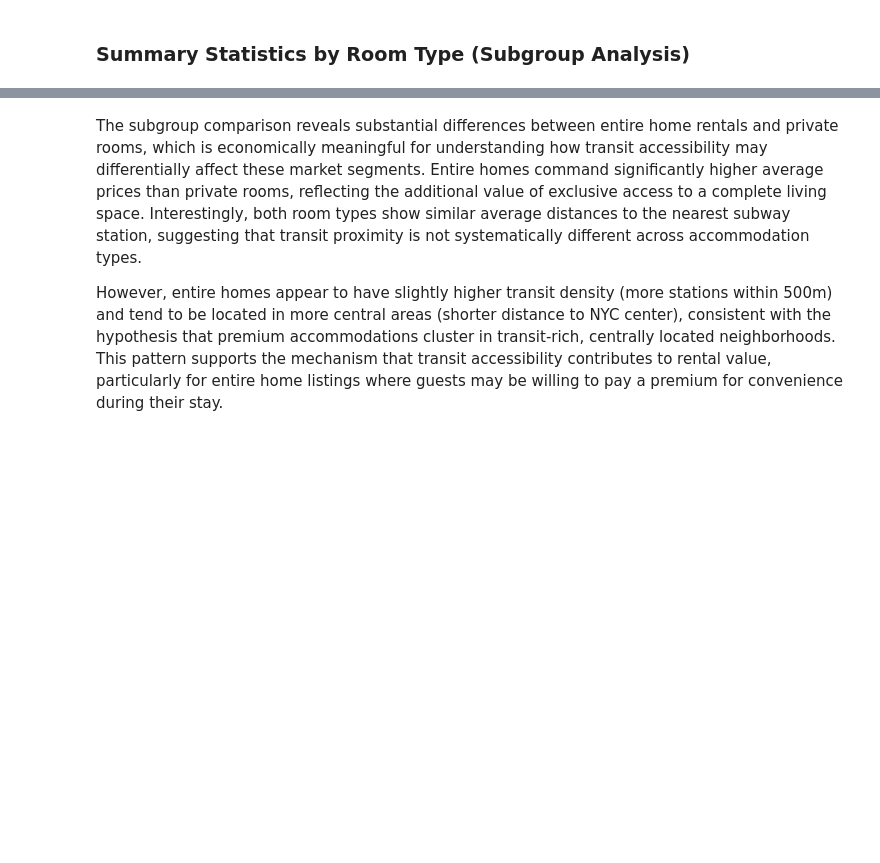
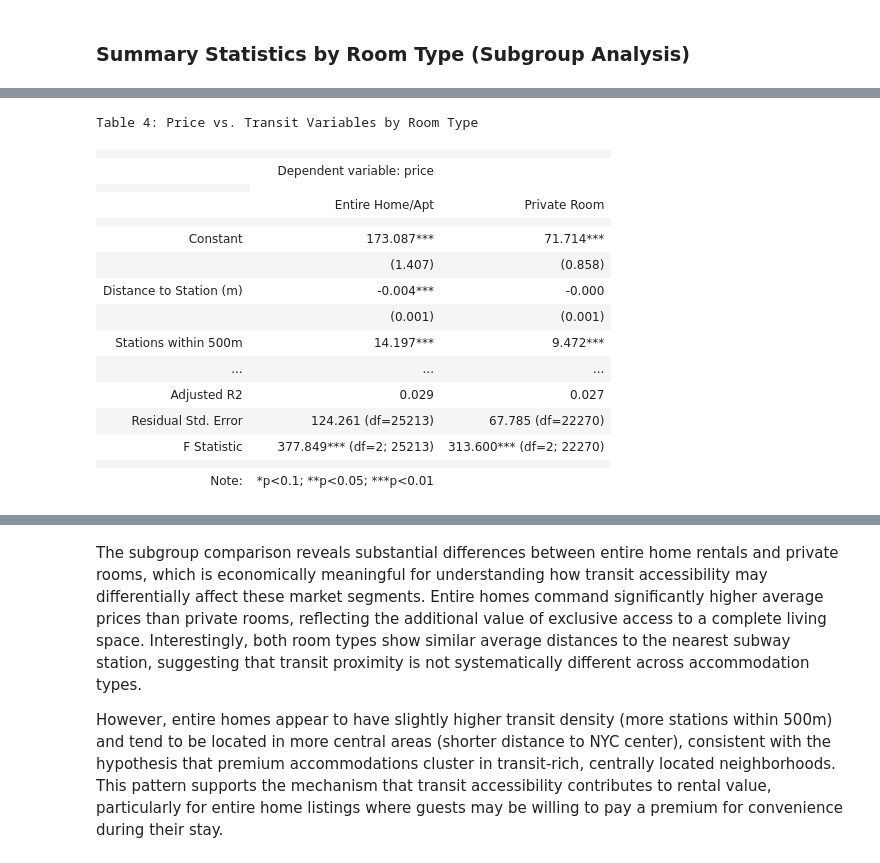
Before and after one commit to Sph964/ECO225_project_1, a Jupyter notebook: project_report_part_3.ipynb, the cells around one changed output, grey strips where cells are left out. Saved outputs shown, nothing was run; the diff lists cells and outputs as text; code cells hidden in the pictures; blank space fills up the shorter version.

```diff
--- a/project_report_part_3.ipynb
+++ b/project_report_part_3.ipynb
@@ -250,0 +315,44 @@ Table 2: Summary Statistics by Room Type (Entire Home vs Private Room)
+# %%
+# Subgroup Analysis using Stargazer - Regression by Room Type
+# Run separate regressions for Entire Home and Private Room subsets
+
+# Entire Home subset
+entire_home_df = df_clean[df_clean['room_type'] == 'Entire home/apt']
+X_entire = sm.add_constant(entire_home_df[['distance_to_nearest_station_m', 'stations_within_500m']])
+y_entire = entire_home_df['price']
+model_entire = sm.OLS(y_entire, X_entire).fit()
+
+# Private Room subset
+private_room_df = df_clean[df_clean['room_type'] == 'Private room']
+X_private = sm.add_constant(private_room_df[['distance_to_nearest_station_m', 'stations_within_500m']])
+y_private = private_room_df['price']
+model_private = sm.OLS(y_private, X_private).fit()
+
+# Create stargazer table comparing room types
+stargazer_subgroup = Stargazer([model_entire, model_private])
+stargazer_subgroup.title("Table 4: Price vs. Transit Variables by Room Type")
+stargazer_subgroup.custom_columns(['Entire Home/Apt', 'Private Room'], [1, 1])
+stargazer_subgroup.show_model_numbers(False)
+stargazer_subgroup.rename_covariates({'distance_to_nearest_station_m': 'Distance to Station (m)',
+                                      'stations_within_500m': 'Stations within 500m',
+                                      'const': 'Constant'})
+
+display(HTML(stargazer_subgroup.render_html()))
+# %% [output]
+Table 4: Price vs. Transit Variables by Room Type
+|  |  |  |
+|  | Dependent variable: price |  |
+|  |
+|  | Entire Home/Apt | Private Room |
+|  |  |  |
+| Constant | 173.087*** | 71.714*** |
+|  | (1.407) | (0.858) |
+| Distance to Station (m) | -0.004*** | -0.000 |
+|  | (0.001) | (0.001) |
+| Stations within 500m | 14.197*** | 9.472*** |
+| ... | ... | ... |
+| Adjusted R2 | 0.029 | 0.027 |
+| Residual Std. Error | 124.261 (df=25213) | 67.785 (df=22270) |
+| F Statistic | 377.849*** (df=2; 25213) | 313.600*** (df=2; 22270) |
+|  |  |  |
+| Note: | *p<0.1; **p<0.05; ***p<0.01 |  |
```
Also changed, not shown: parts of 4 cells of this notebook, 1 other file.
